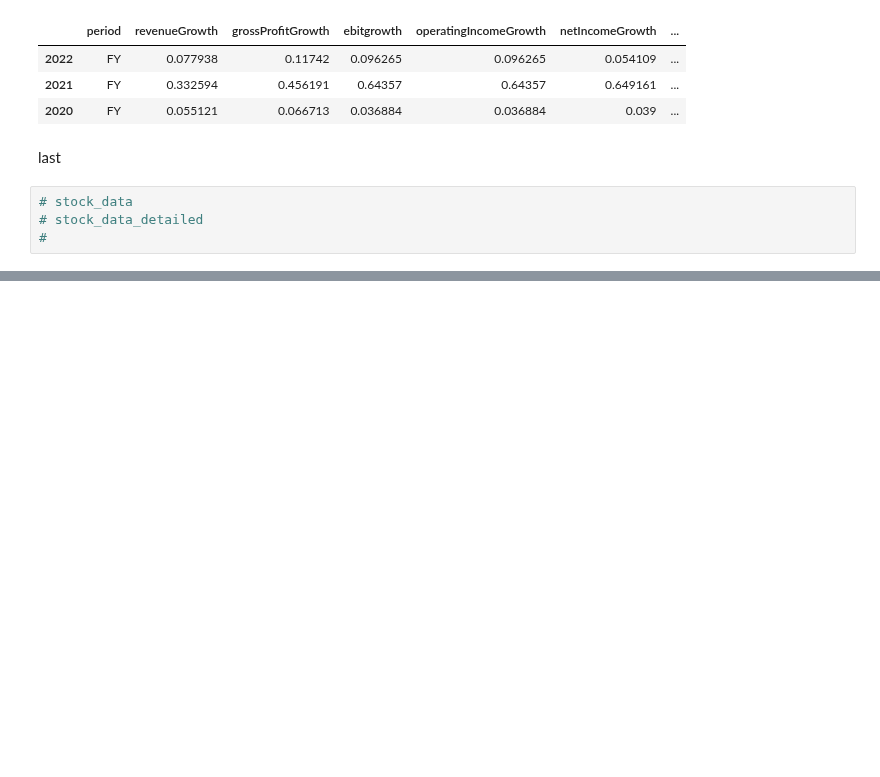
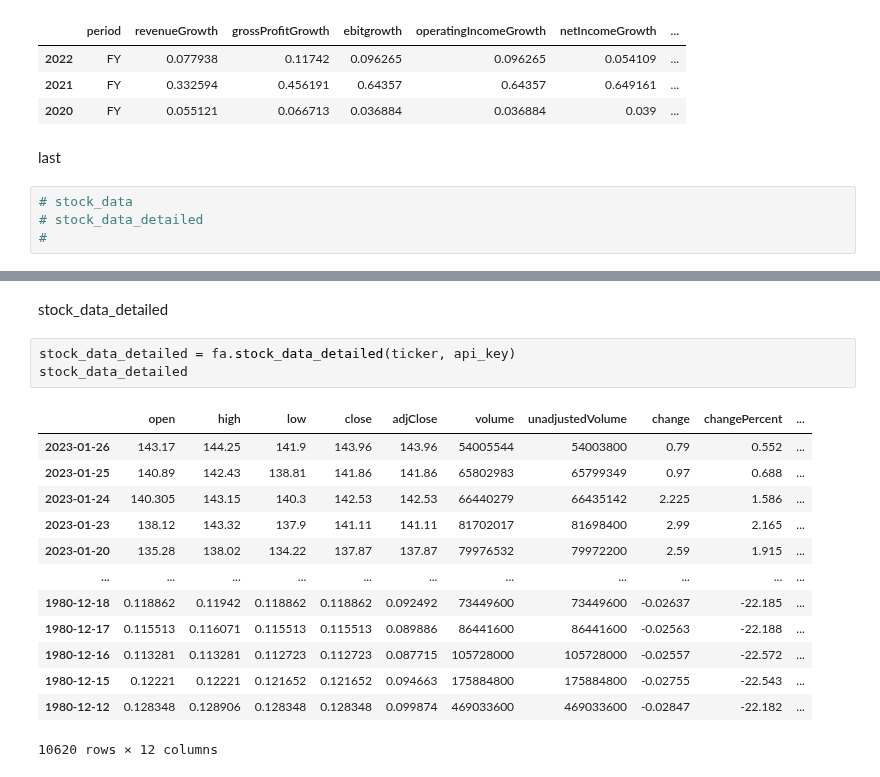
Before and after one commit to ChapnesAl/Tinkoff_Investment, a Jupyter notebook: lessons_and_tests/find_strs/fundamential/fa_all_function.ipynb, the cells around one changed output, grey strips where cells are left out. Drawn from its saved outputs; the diff is of its cells as text; blank space fills up the shorter version.

```diff
--- a/lessons_and_tests/find_strs/fundamential/fa_all_function.ipynb
+++ b/lessons_and_tests/find_strs/fundamential/fa_all_function.ipynb
@@ -217,0 +224,19 @@ s_date[0:2]
+# %% [markdown]
+stock_data_detailed
+# %%
+stock_data_detailed = fa.stock_data_detailed(ticker, api_key)
+stock_data_detailed
+# %% [output]
+|  | open | high | low | close | adjClose | volume | unadjustedVolume | change | changePercent | ... |
+| 2023-01-26 | 143.17 | 144.25 | 141.9 | 143.96 | 143.96 | 54005544 | 54003800 | 0.79 | 0.552 | ... |
+| 2023-01-25 | 140.89 | 142.43 | 138.81 | 141.86 | 141.86 | 65802983 | 65799349 | 0.97 | 0.688 | ... |
+| 2023-01-24 | 140.305 | 143.15 | 140.3 | 142.53 | 142.53 | 66440279 | 66435142 | 2.225 | 1.586 | ... |
+| 2023-01-23 | 138.12 | 143.32 | 137.9 | 141.11 | 141.11 | 81702017 | 81698400 | 2.99 | 2.165 | ... |
+| 2023-01-20 | 135.28 | 138.02 | 134.22 | 137.87 | 137.87 | 79976532 | 79972200 | 2.59 | 1.915 | ... |
+| ... | ... | ... | ... | ... | ... | ... | ... | ... | ... | ... |
+| 1980-12-18 | 0.118862 | 0.11942 | 0.118862 | 0.118862 | 0.092492 | 73449600 | 73449600 | -0.02637 | -22.185 | ... |
+| 1980-12-17 | 0.115513 | 0.116071 | 0.115513 | 0.115513 | 0.089886 | 86441600 | 86441600 | -0.02563 | -22.188 | ... |
+| 1980-12-16 | 0.113281 | 0.113281 | 0.112723 | 0.112723 | 0.087715 | 105728000 | 105728000 | -0.02557 | -22.572 | ... |
+| 1980-12-15 | 0.12221 | 0.12221 | 0.121652 | 0.121652 | 0.094663 | 175884800 | 175884800 | -0.02755 | -22.543 | ... |
+| 1980-12-12 | 0.128348 | 0.128906 | 0.128348 | 0.128348 | 0.099874 | 469033600 | 469033600 | -0.02847 | -22.182 | ... |
+10620 rows × 12 columns
```
Also changed, not shown: parts of 8 cells of this notebook, 1 other file.
